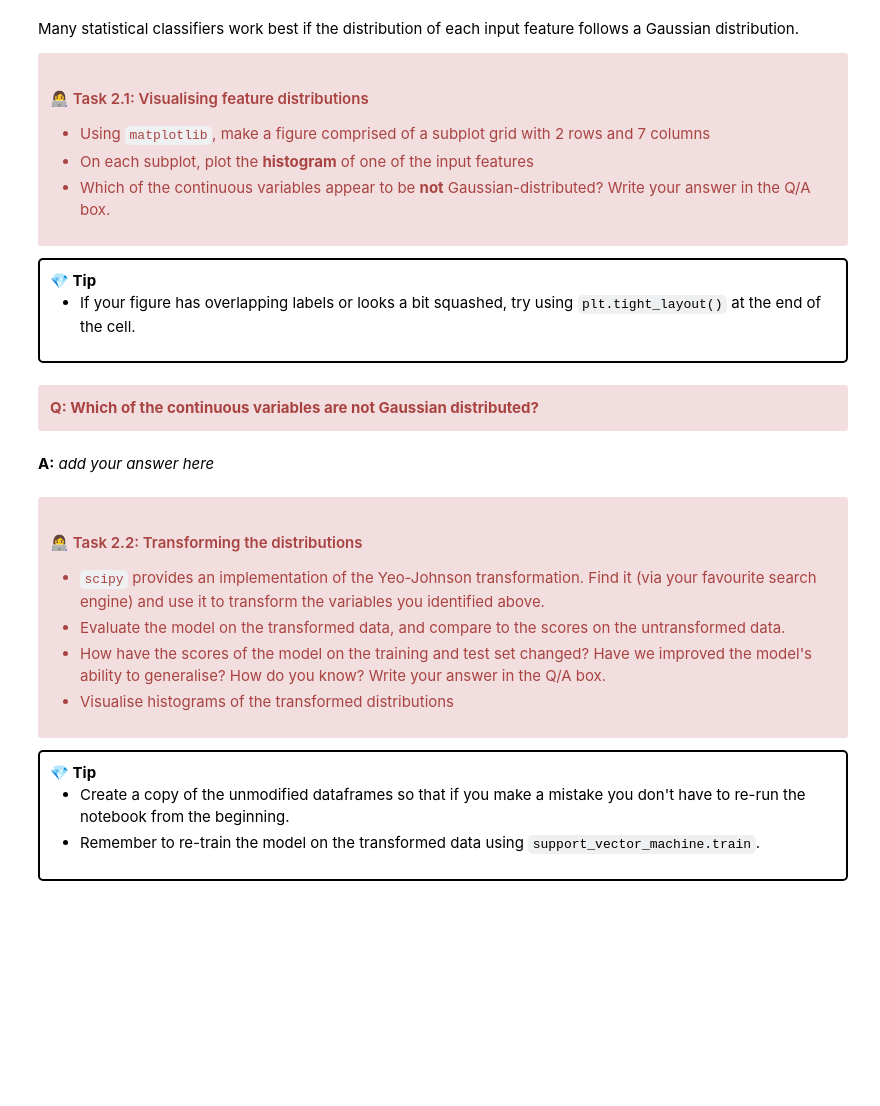
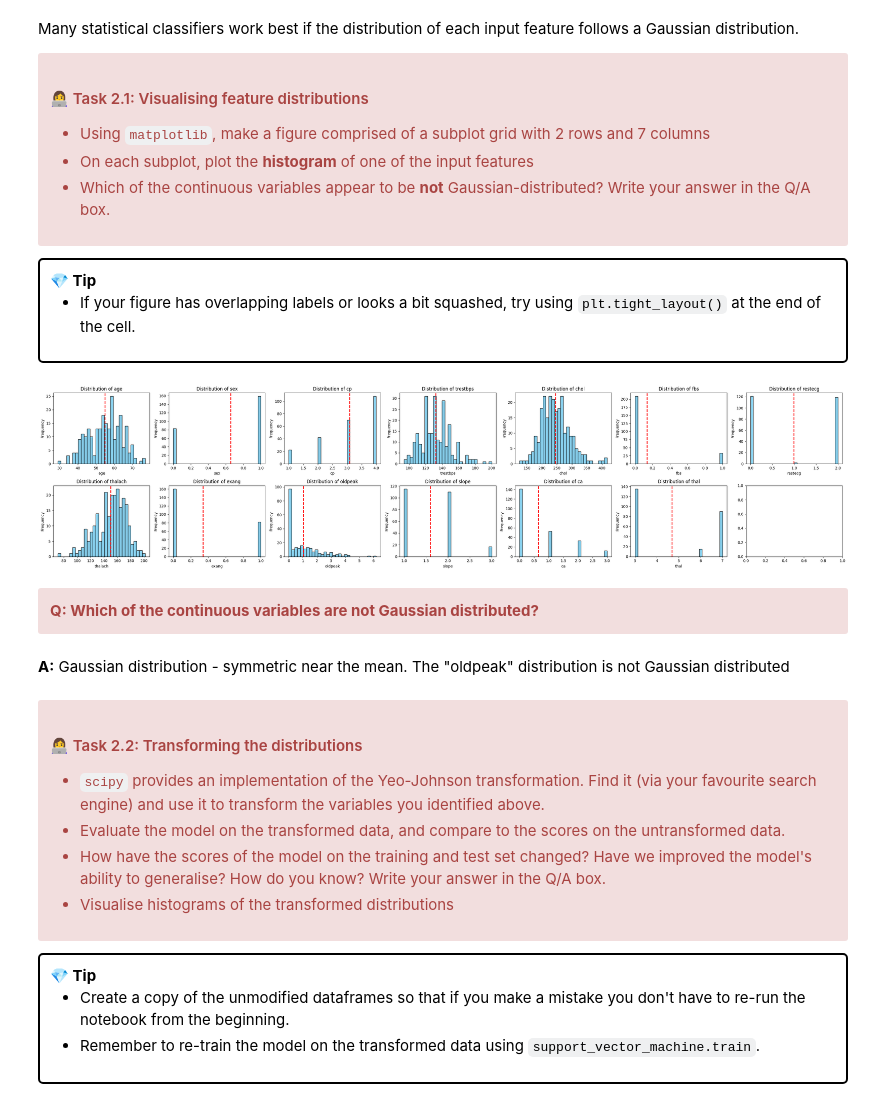
Before and after one commit to UCL-ELEC0136/5-feature-engineering-CurieN26, a Jupyter notebook: 5-feature-engineering.ipynb, the cells around one changed output. Saved outputs shown, nothing was run; the diff lists cells and outputs as text; code cells hidden in the pictures; blank space fills up the shorter version.

```diff
--- a/5-feature-engineering.ipynb
+++ b/5-feature-engineering.ipynb
@@ -356,9 +368,39 @@ Many statistical classifiers work best if the distribution of each input feature
+# %%
+# Add your code here:
+from numpy.typing import ArrayLike
+import numpy as np
+
+features_plot = X_train.columns[:]
+
+fig, ax = plt.subplots(2,7, figsize=(30,7)) #ax is a 2 x 7 array of subplots
+
+# Flatten the 2D array of subplots into a 1D array for easier indexing
+ax = ax.flatten() # 1 x 14 array
+
+for i, feature in enumerate(features_plot):
+    ax[i].hist(X_train[feature], bins=30, color='skyblue', edgecolor='black')  # Adjust bins and colors as needed
+
+    # Plot mean as a vertical line
+    mean_value = np.mean(X_train[feature])
+    ax[i].axvline(mean_value, color='red', linestyle='dashed', linewidth=2, label=f'Mean: {mean_value:.2f}')
+
+    ax[i].set_title(f"Distribution of {feature}")
+    ax[i].set_xlabel(feature)
+    ax[i].set_ylabel("Frequency")
+
+# Adjust layout for better spacing
+plt.tight_layout()
+
+# Show the plot
+plt.show()
+# %% [output]
+[figure, added]
 # %% [markdown]
 <div class="alert alert-block alert-danger">
 <b>Q: Which of the continuous variables are not Gaussian distributed?
 </div>
-# %% [markdown]
-**A:** *add your answer here*
+# %% [markdown]
+**A:** Gaussian distribution - symmetric near the mean.  The "oldpeak" distribution is not Gaussian distributed
 # %% [markdown]
 <div class="alert alert-block alert-danger">
 <h4>👩‍💻 Task 2.2: Transforming the distributions </h4>
```
Also changed, not shown: parts of 13 cells of this notebook.
